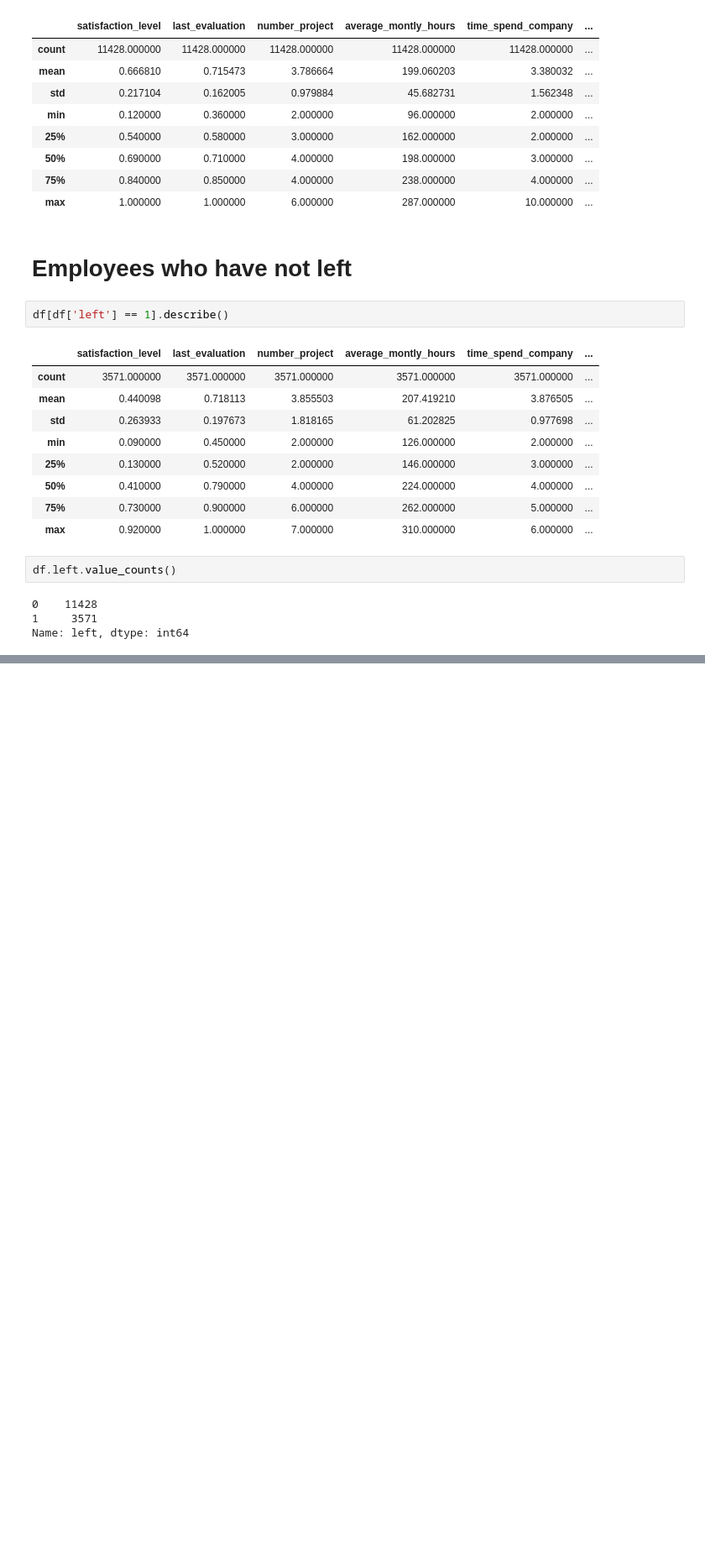
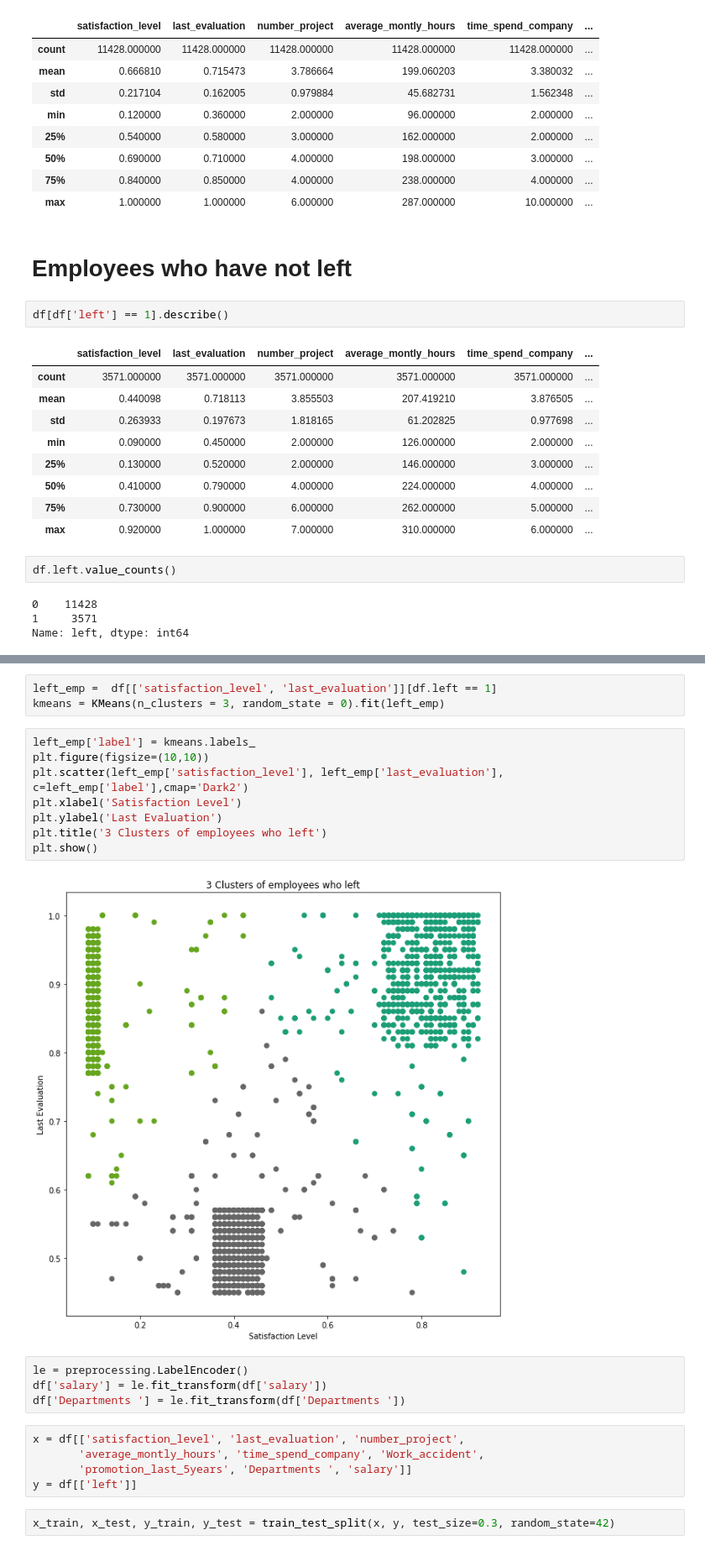
Before and after one commit to HarshaKy/mca, a Jupyter notebook: sem4/data-analytics/test2/hr-test2.ipynb, the cells around one changed output, grey strips where cells are left out. Shown at 84% size. Drawn from its saved outputs; the diff is of its cells as text; blank space fills up the shorter version.

Commit message:
clustering

```diff
--- a/sem4/data-analytics/test2/hr-test2.ipynb
+++ b/sem4/data-analytics/test2/hr-test2.ipynb
@@ -71,0 +90,24 @@ Name: left, dtype: int64
+# %%
+left_emp =  df[['satisfaction_level', 'last_evaluation']][df.left == 1]
+kmeans = KMeans(n_clusters = 3, random_state = 0).fit(left_emp)
+# %%
+left_emp['label'] = kmeans.labels_
+plt.figure(figsize=(10,10))
+plt.scatter(left_emp['satisfaction_level'], left_emp['last_evaluation'], c=left_emp['label'],cmap='Dark2')
+plt.xlabel('Satisfaction Level')
+plt.ylabel('Last Evaluation')
+plt.title('3 Clusters of employees who left')
+plt.show()
+# %% [output]
+[figure, added]
+# %%
+le = preprocessing.LabelEncoder()
+df['salary'] = le.fit_transform(df['salary'])
+df['Departments '] = le.fit_transform(df['Departments '])
+# %%
+x = df[['satisfaction_level', 'last_evaluation', 'number_project',
+       'average_montly_hours', 'time_spend_company', 'Work_accident',
+       'promotion_last_5years', 'Departments ', 'salary']]
+y = df[['left']]
+# %%
+x_train, x_test, y_train, y_test = train_test_split(x, y, test_size=0.3, random_state=42)
```
Also changed, not shown: parts of 2 cells of this notebook.
